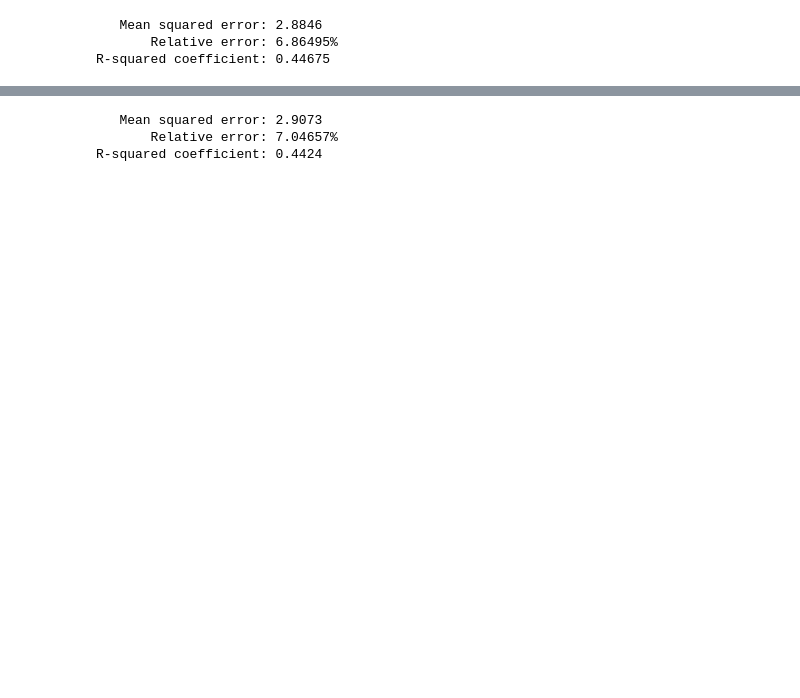
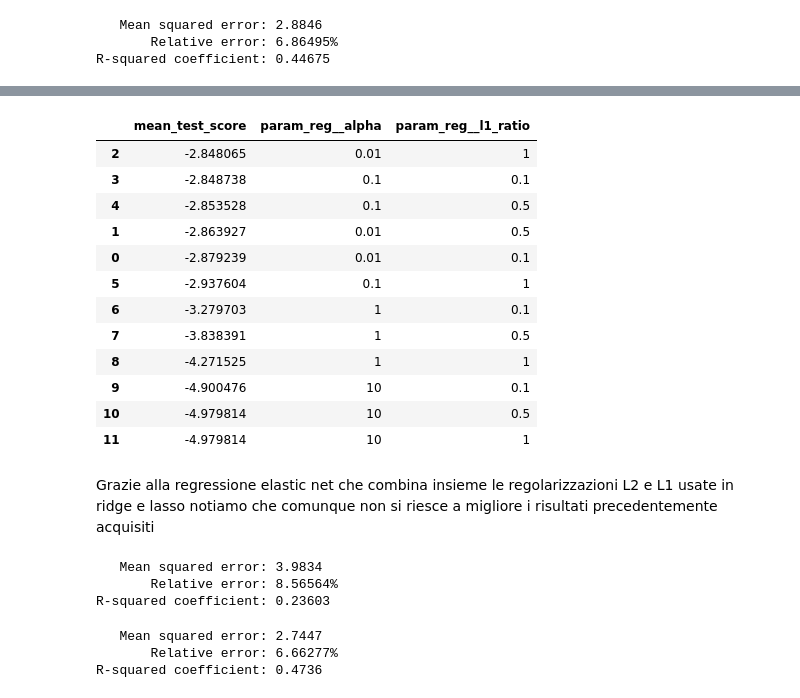
Before and after one commit to sergiorolnic/datascience, a Jupyter notebook: datascience_project.ipynb, the cells around one changed output, grey strips where cells are left out. Drawn from its saved outputs; the diff is of its cells as text; code cells hidden in the pictures; blank space fills up the shorter version.

```diff
--- a/datascience_project.ipynb
+++ b/datascience_project.ipynb
@@ -400,2 +430,31 @@ KeyError: ignored
+# %%
+model = Pipeline([
+    ("scale",  StandardScaler(with_mean=False)),
+    ("reg", ElasticNet())
+])
+grid = {
+    "reg__alpha": [0.01, 0.1, 1, 10],
+    "reg__l1_ratio": [0.1, 0.5, 1]
+    }
+gs = GridSearchCV(model, param_grid=grid, scoring="neg_mean_squared_error", cv=5)
+gs.fit(X_data, Y_data)
+sel = ["mean_test_score","param_reg__alpha",	"param_reg__l1_ratio"]
+pd.DataFrame(gs.cv_results_).sort_values("mean_test_score", ascending=False)[sel]
+# %% [output]
+|  | mean_test_score | param_reg__alpha | param_reg__l1_ratio |
+| 2 | -2.848065 | 0.01 | 1 |
+| 3 | -2.848738 | 0.1 | 0.1 |
+| 4 | -2.853528 | 0.1 | 0.5 |
+| 1 | -2.863927 | 0.01 | 0.5 |
+| 0 | -2.879239 | 0.01 | 0.1 |
+| 5 | -2.937604 | 0.1 | 1 |
+| 6 | -3.279703 | 1 | 0.1 |
+| 7 | -3.838391 | 1 | 0.5 |
+| 8 | -4.271525 | 1 | 1 |
+| 9 | -4.900476 | 10 | 0.1 |
+| 10 | -4.979814 | 10 | 0.5 |
+| 11 | -4.979814 | 10 | 1 |
+# %% [markdown]
+Grazie alla regressione elastic net che combina insieme le regolarizzazioni L2 e L1 usate in ridge e lasso notiamo che comunque non si riesce a migliore i risultati precedentemente acquisiti
 # %%
 from sklearn.kernel_ridge import KernelRidge
@@ -404,15 +461,25 @@ from sklearn.model_selection import GridSearchCV
 # %%
 model = Pipeline([
     ("scale", StandardScaler()),
-    ("regr",  KernelRidge(alpha=1, kernel="poly", degree=2))
+    ("regr",  KernelRidge(alpha=0.1, kernel="poly", degree=2))
 ])
 model.fit(X_train, y_train);
+print_eval(X_val, y_val, model)
+# %% [output]
+   Mean squared error: 3.9834
+       Relative error: 8.56564%
+R-squared coefficient: 0.23603
-# %%
-print_eval(X_val, y_val, model)
-# %% [output]
-   Mean squared error: 2.9073
-       Relative error: 7.04657%
-R-squared coefficient: 0.4424
+# %%
+model = Pipeline([
+    ("scale", StandardScaler()),
+    ("regr",  KernelRidge(alpha=0.1, kernel="rbf", gamma=0.001))
+])
+model.fit(X_train, y_train);
+print_eval(X_val, y_val, model)
+# %% [output]
+   Mean squared error: 2.7447
+       Relative error: 6.66277%
+R-squared coefficient: 0.4736
 # %%
 from sklearn.tree import DecisionTreeRegressor
 model = DecisionTreeRegressor(max_depth=8, random_state=42)
```
Also changed, not shown: parts of 14 cells of this notebook.
